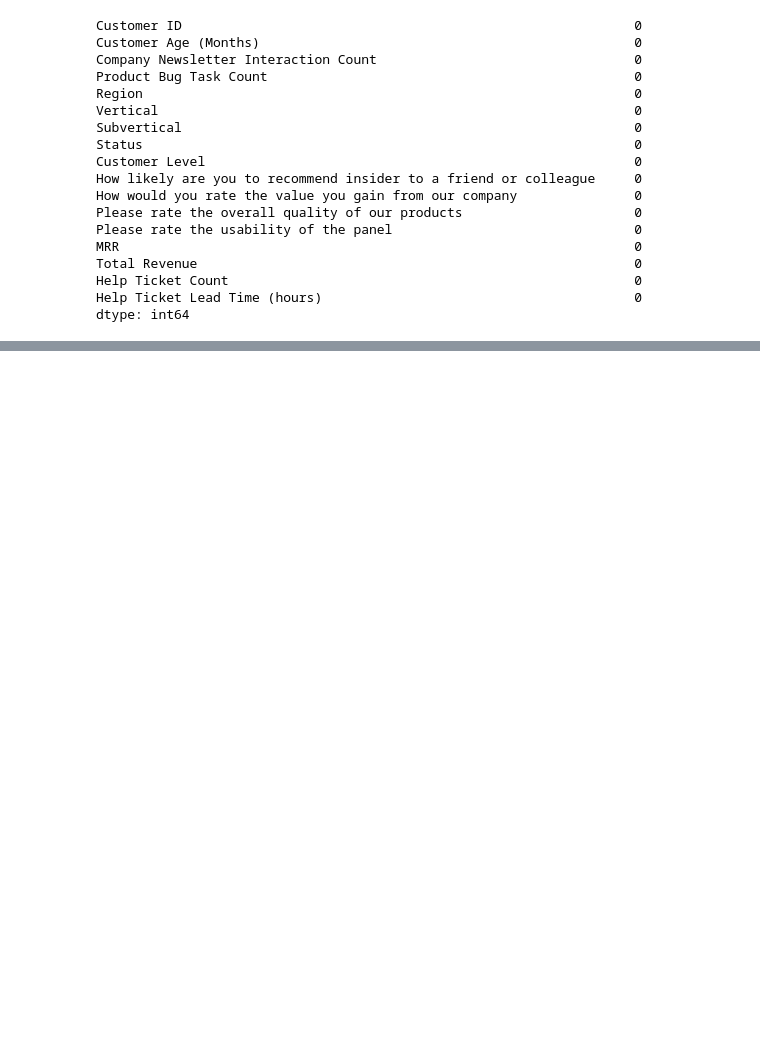
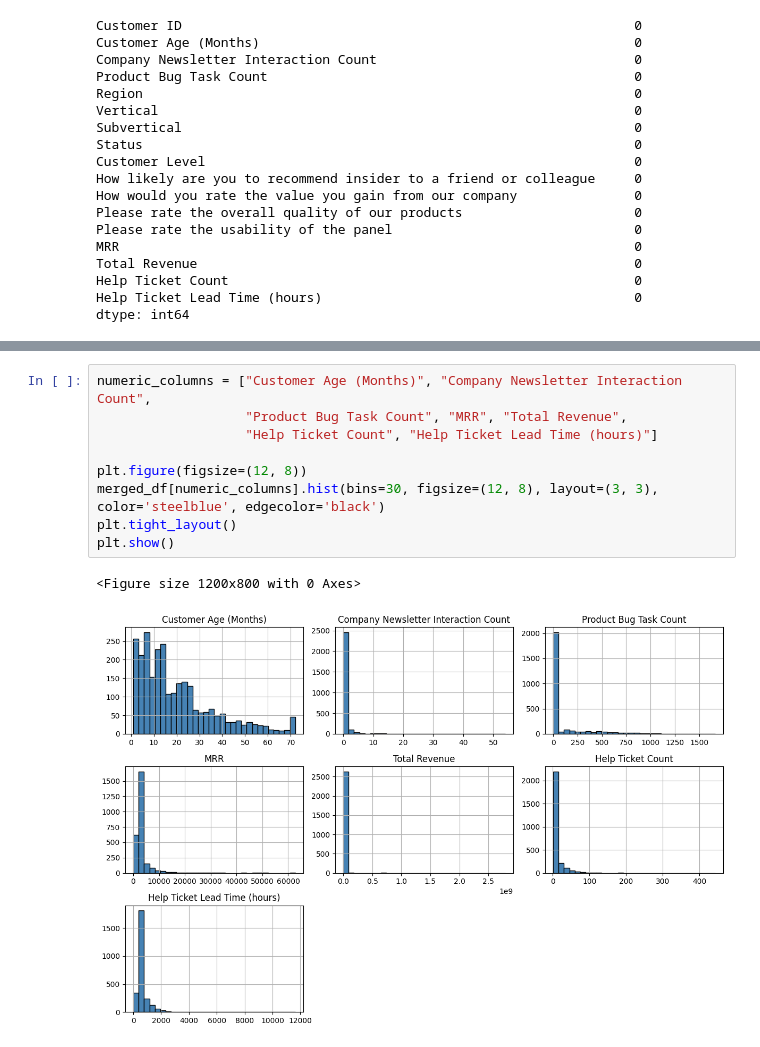
Before and after one commit to yahocan/hacettepeaidatathon2024, a Jupyter notebook: datathon.ipynb, the cells around one changed output, grey strips where cells are left out. Drawn from its saved outputs; the diff is of its cells as text; blank space fills up the shorter version.

```diff
--- a/datathon.ipynb
+++ b/datathon.ipynb
@@ -183,0 +226,12 @@ dtype: int64
+# %%
+numeric_columns = ["Customer Age (Months)", "Company Newsletter Interaction Count",
+                   "Product Bug Task Count", "MRR", "Total Revenue",
+                   "Help Ticket Count", "Help Ticket Lead Time (hours)"]
+
+plt.figure(figsize=(12, 8))
+merged_df[numeric_columns].hist(bins=30, figsize=(12, 8), layout=(3, 3), color='steelblue', edgecolor='black')
+plt.tight_layout()
+plt.show()
+# %% [output]
+<Figure size 1200x800 with 0 Axes>
+[figure, added]
```
Also changed, not shown: parts of 14 cells of this notebook.
